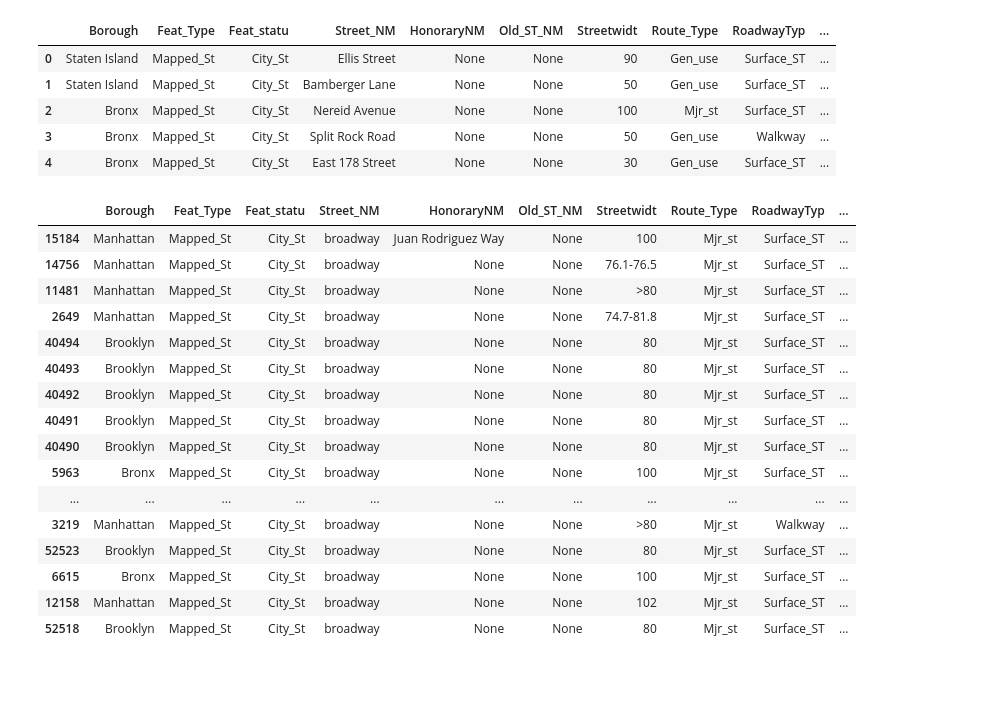
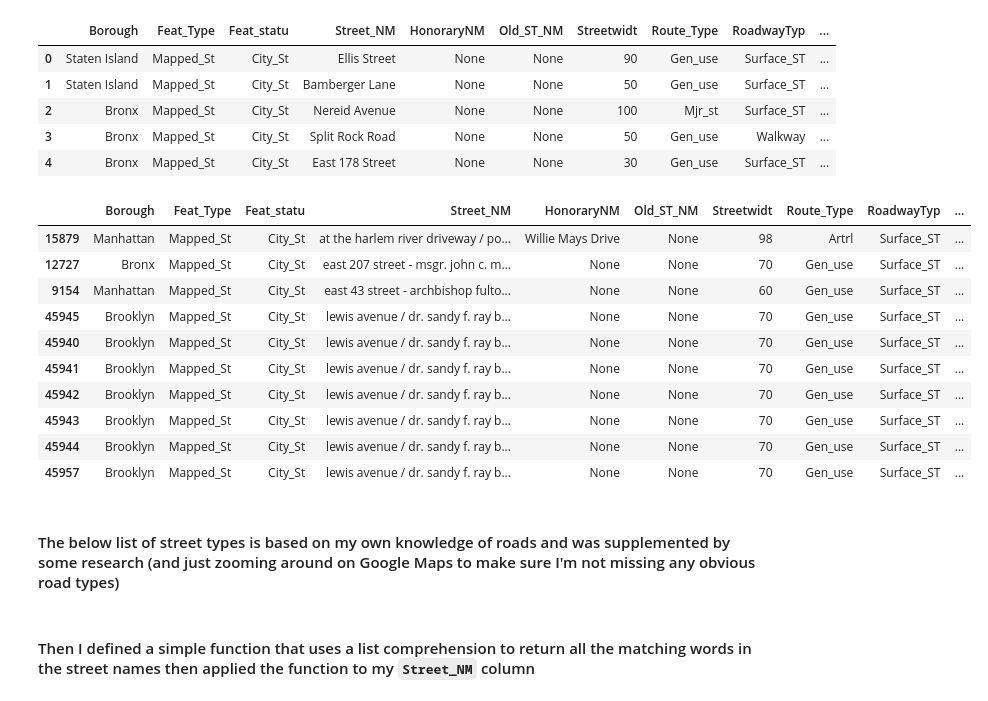
Before and after one commit to hgorledeenn/nyc-street-types, a Jupyter notebook: project-3-street-types/street_types_wrangling.ipynb, the cells around one changed output. Drawn from its saved outputs; the diff is of its cells as text; code cells hidden in the pictures; blank space fills up the shorter version.

```diff
--- a/project-3-street-types/street_types_wrangling.ipynb
+++ b/project-3-street-types/street_types_wrangling.ipynb
@@ -14,27 +14,21 @@ df.head()
 | 2 | Bronx | Mapped_St | City_St | Nereid Avenue | None | None | 100 | Mjr_st | Surface_ST | ... |
 | 3 | Bronx | Mapped_St | City_St | Split Rock Road | None | None | 50 | Gen_use | Walkway | ... |
 | 4 | Bronx | Mapped_St | City_St | East 178 Street | None | None | 30 | Gen_use | Surface_ST | ... |
-# %%
-df = df[df['Feat_statu']=="City_St"]
 # %%
 df['Street_NM'] = df['Street_NM'].str.lower()
-df['words_count'] = df['Street_NM'].str.count(" ")
-df.sort_values('words_count', ascending=True).head(50)
+df['words_count'] = df['Street_NM'].str.count(" ")+1
+df.sort_values('words_count', ascending=False).head(10)
 # %% [output]
 |  | Borough | Feat_Type | Feat_statu | Street_NM | HonoraryNM | Old_ST_NM | Streetwidt | Route_Type | RoadwayTyp | ... |
-| 15184 | Manhattan | Mapped_St | City_St | broadway | Juan Rodriguez Way | None | 100 | Mjr_st | Surface_ST | ... |
-| 14756 | Manhattan | Mapped_St | City_St | broadway | None | None | 76.1-76.5 | Mjr_st | Surface_ST | ... |
-| 11481 | Manhattan | Mapped_St | City_St | broadway | None | None | >80 | Mjr_st | Surface_ST | ... |
-| 2649 | Manhattan | Mapped_St | City_St | broadway | None | None | 74.7-81.8 | Mjr_st | Surface_ST | ... |
-| 40494 | Brooklyn | Mapped_St | City_St | broadway | None | None | 80 | Mjr_st | Surface_ST | ... |
-| 40493 | Brooklyn | Mapped_St | City_St | broadway | None | None | 80 | Mjr_st | Surface_ST | ... |
-| 40492 | Brooklyn | Mapped_St | City_St | broadway | None | None | 80 | Mjr_st | Surface_ST | ... |
-| 40491 | Brooklyn | Mapped_St | City_St | broadway | None | None | 80 | Mjr_st | Surface_ST | ... |
-| 40490 | Brooklyn | Mapped_St | City_St | broadway | None | None | 80 | Mjr_st | Surface_ST | ... |
-| 5963 | Bronx | Mapped_St | City_St | broadway | None | None | 100 | Mjr_st | Surface_ST | ... |
-| ... | ... | ... | ... | ... | ... | ... | ... | ... | ... | ... |
-| 3219 | Manhattan | Mapped_St | City_St | broadway | None | None | >80 | Mjr_st | Walkway | ... |
-| 52523 | Brooklyn | Mapped_St | City_St | broadway | None | None | 80 | Mjr_st | Surface_ST | ... |
-| 6615 | Bronx | Mapped_St | City_St | broadway | None | None | 100 | Mjr_st | Surface_ST | ... |
-| 12158 | Manhattan | Mapped_St | City_St | broadway | None | None | 102 | Mjr_st | Surface_ST | ... |
-| 52518 | Brooklyn | Mapped_St | City_St | broadway | None | None | 80 | Mjr_st | Surface_ST | ... |
+| 15879 | Manhattan | Mapped_St | City_St | at the harlem river driveway / po... | Willie Mays Drive | None | 98 | Artrl | Surface_ST | ... |
+| 12727 | Bronx | Mapped_St | City_St | east 207 street - msgr. john c. m... | None | None | 70 | Gen_use | Surface_ST | ... |
+| 9154 | Manhattan | Mapped_St | City_St | east 43 street - archbishop fulto... | None | None | 60 | Gen_use | Surface_ST | ... |
+| 45945 | Brooklyn | Mapped_St | City_St | lewis avenue / dr. sandy f. ray b... | None | None | 70 | Gen_use | Surface_ST | ... |
+| 45940 | Brooklyn | Mapped_St | City_St | lewis avenue / dr. sandy f. ray b... | None | None | 70 | Gen_use | Surface_ST | ... |
+| 45941 | Brooklyn | Mapped_St | City_St | lewis avenue / dr. sandy f. ray b... | None | None | 70 | Gen_use | Surface_ST | ... |
+| 45942 | Brooklyn | Mapped_St | City_St | lewis avenue / dr. sandy f. ray b... | None | None | 70 | Gen_use | Surface_ST | ... |
+| 45943 | Brooklyn | Mapped_St | City_St | lewis avenue / dr. sandy f. ray b... | None | None | 70 | Gen_use | Surface_ST | ... |
+| 45944 | Brooklyn | Mapped_St | City_St | lewis avenue / dr. sandy f. ray b... | None | None | 70 | Gen_use | Surface_ST | ... |
+| 45957 | Brooklyn | Mapped_St | City_St | lewis avenue / dr. sandy f. ray b... | None | None | 70 | Gen_use | Surface_ST | ... |
+# %% [markdown]
+#### The below list of street types is based on my own knowledge of roads and was supplemented by some research (and just zooming around on Google Maps to make sure I'm not missing any obvious road types)
@@ -40,0 +37,2 @@ df.sort_values('words_count', ascending=True).head(50)
+# %% [markdown]
+#### Then I defined a simple function that uses a list comprehension to return all the matching words in the street names then applied the function to my `Street_NM` column
```
Also changed, not shown: parts of 5 cells of this notebook.
